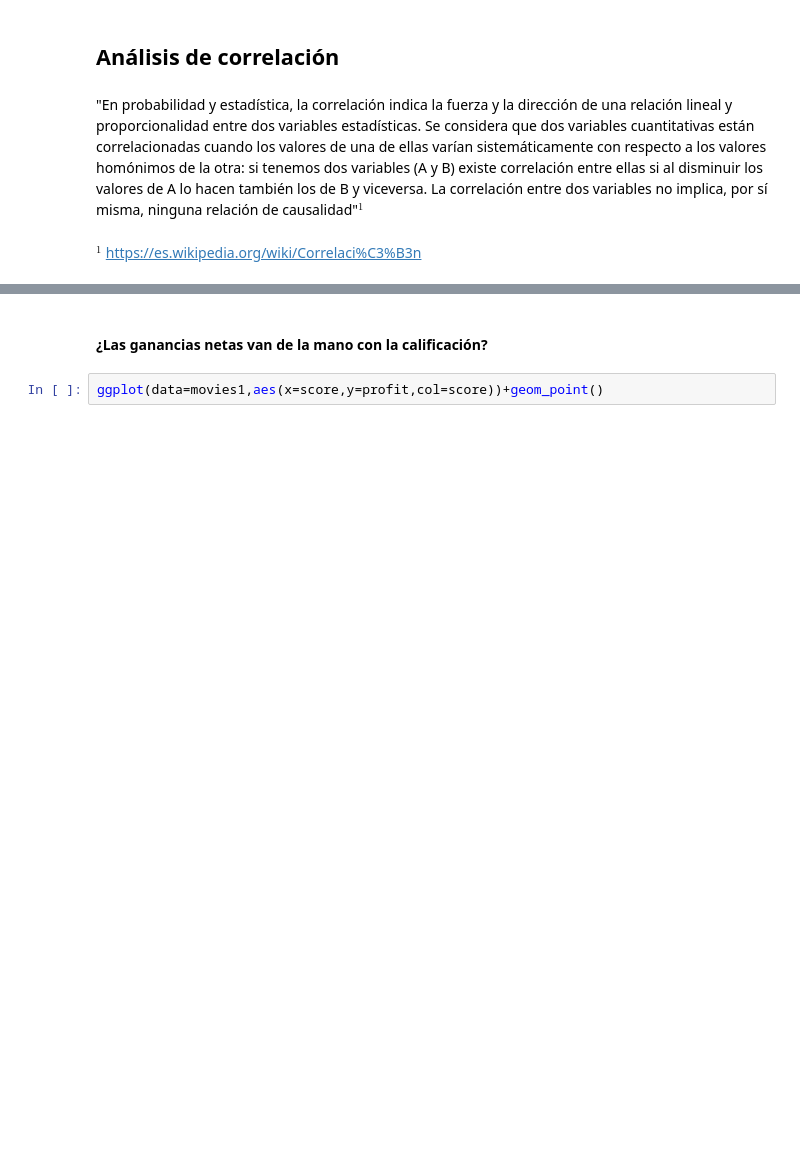
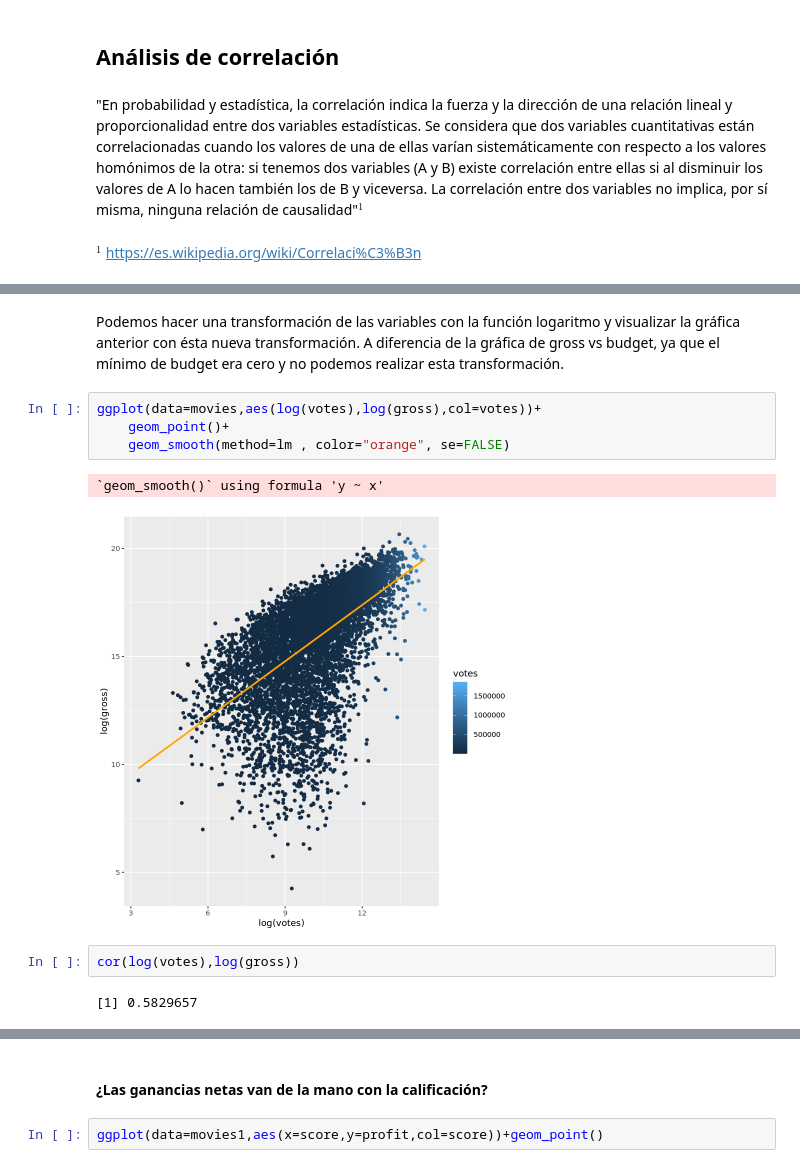
Before and after one commit to prope-2020-gh-classroom/practica-final-por-equipos-verano-2020-itam-LizzyGamboa, a Jupyter notebook: Yusuri_graphs.ipynb, the cells around one changed output, grey strips where cells are left out. Cells and saved outputs as stored; diff of their text form; blank space fills up the shorter version.

```diff
--- a/Yusuri_graphs.ipynb
+++ b/Yusuri_graphs.ipynb
@@ -133,0 +143,13 @@ https://es.wikipedia.org/wiki/Correlaci%C3%B3n
+# %% [markdown]
+Podemos hacer una transformación de las variables con la función logaritmo y visualizar la gráfica anterior con ésta nueva transformación. A diferencia de la gráfica de gross vs budget, ya que el mínimo de budget era cero y no podemos realizar esta transformación.
+# %%
+ggplot(data=movies,aes(log(votes),log(gross),col=votes))+
+    geom_point()+
+    geom_smooth(method=lm , color="orange", se=FALSE)
+# %% [output]
+`geom_smooth()` using formula 'y ~ x'
+[figure, added]
+# %%
+cor(log(votes),log(gross))
+# %% [output]
+[1] 0.5829657
```
Also changed, not shown: parts of 13 cells of this notebook.
